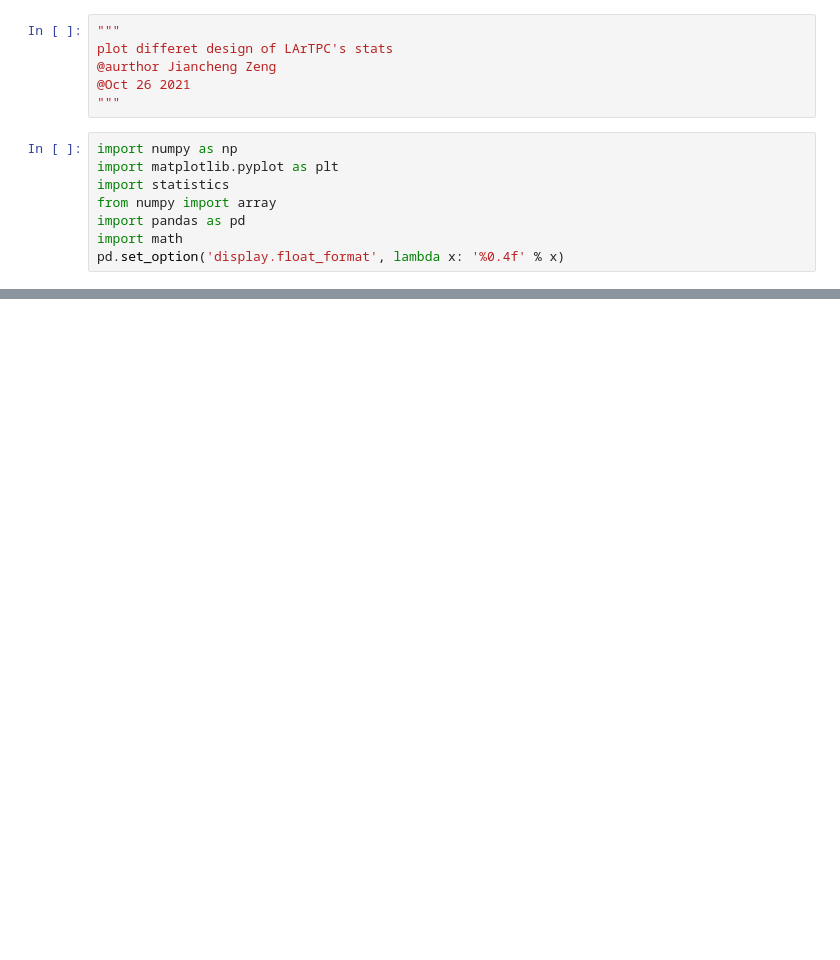
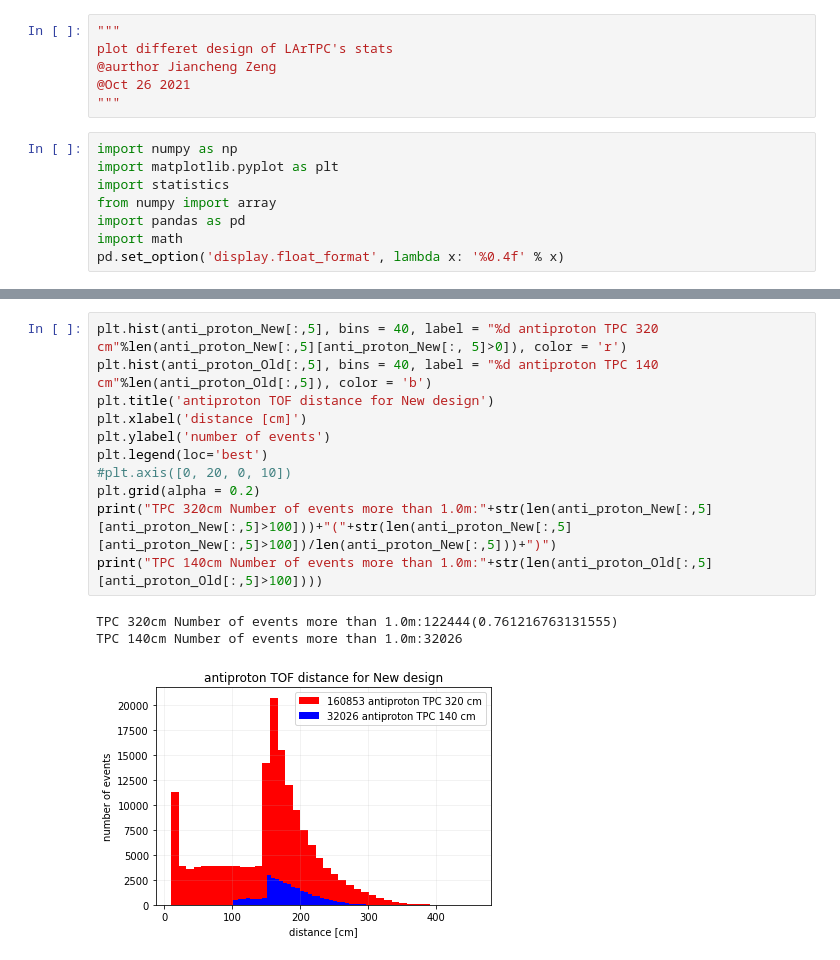
Before and after one commit to Eclipsedclaw/GRAMS, a Jupyter notebook: stats/LArTPC_design_histogram.ipynb, the cells around one changed output, grey strips where cells are left out. Cells and saved outputs as stored; diff of their text form; blank space fills up the shorter version.

```diff
--- a/stats/LArTPC_design_histogram.ipynb
+++ b/stats/LArTPC_design_histogram.ipynb
@@ -107,0 +31,15 @@ finished!
+# %%
+plt.hist(anti_proton_New[:,5], bins = 40, label = "%d antiproton TPC 320 cm"%len(anti_proton_New[:,5][anti_proton_New[:, 5]>0]), color = 'r')
+plt.hist(anti_proton_Old[:,5], bins = 40, label = "%d antiproton TPC 140 cm"%len(anti_proton_Old[:,5]), color = 'b')
+plt.title('antiproton TOF distance for New design')
+plt.xlabel('distance [cm]')
+plt.ylabel('number of events')
+plt.legend(loc='best')
+#plt.axis([0, 20, 0, 10])
+plt.grid(alpha = 0.2)
+print("TPC 320cm Number of events more than 1.0m:"+str(len(anti_proton_New[:,5][anti_proton_New[:,5]>100]))+"("+str(len(anti_proton_New[:,5][anti_proton_New[:,5]>100])/len(anti_proton_New[:,5]))+")")
+print("TPC 140cm Number of events more than 1.0m:"+str(len(anti_proton_Old[:,5][anti_proton_Old[:,5]>100])))
+# %% [output]
+TPC 320cm Number of events more than 1.0m:122444(0.761216763131555)
+TPC 140cm Number of events more than 1.0m:32026
+[figure, added]
```
Also changed, not shown: parts of 8 cells of this notebook, 5 other files.
